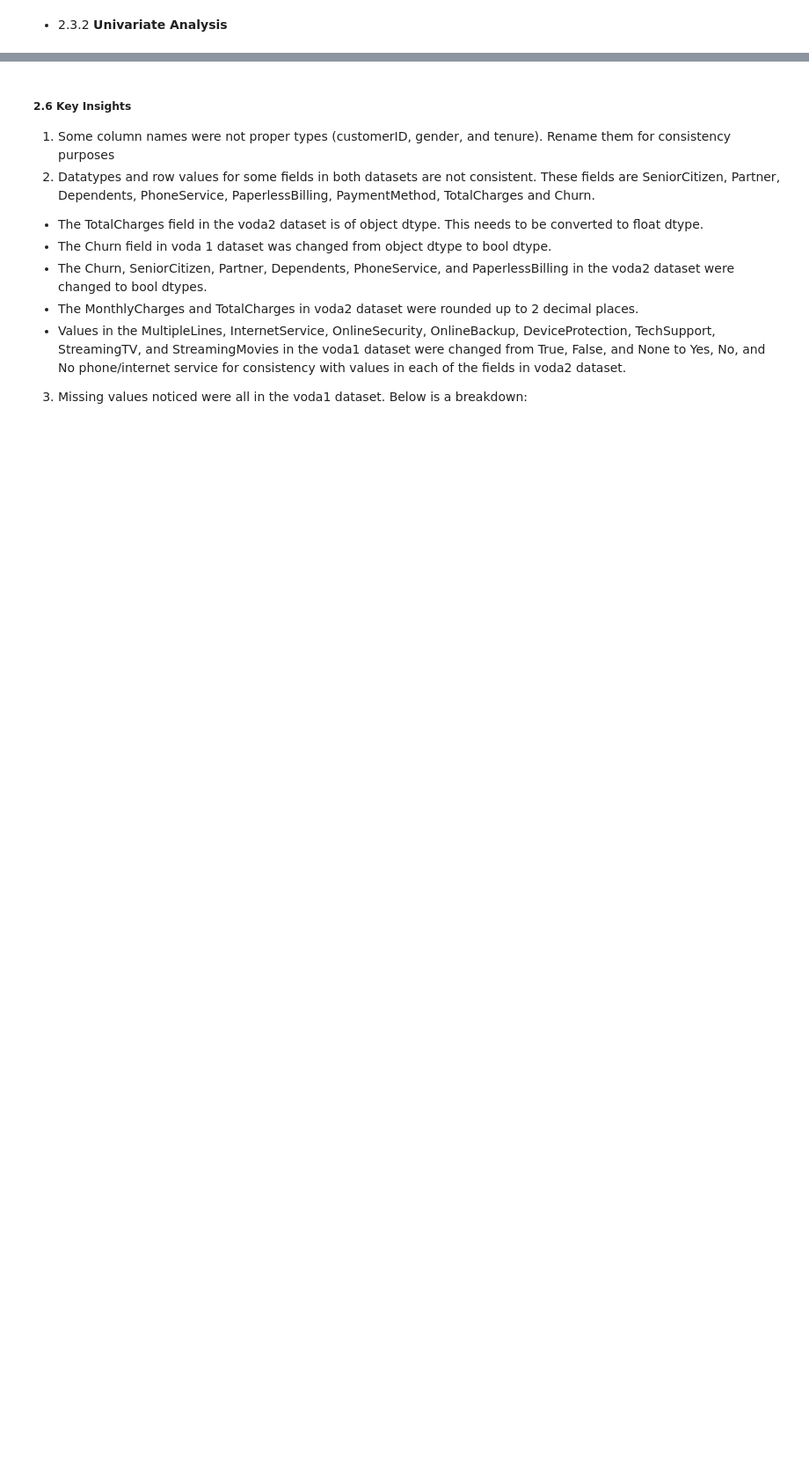
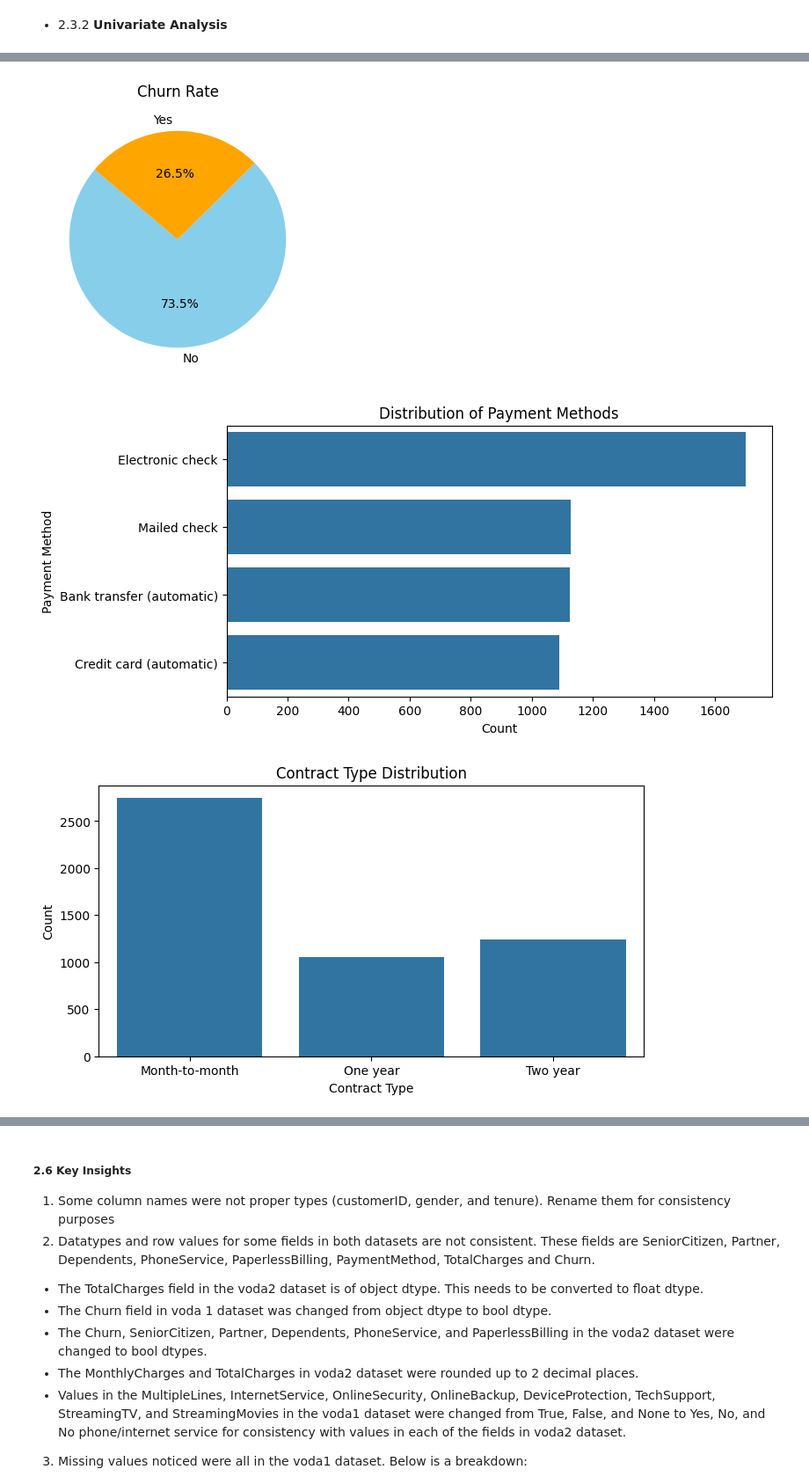
Before and after one commit to BamBamOguns/Customer-Churn-Prediction-Vodafone-Corporation-, a Jupyter notebook: notebooks/main.ipynb, the cells around one changed output, grey strips where cells are left out. Shown at 88% size. Cells and saved outputs as stored; diff of their text form; code cells hidden in the pictures; blank space fills up the shorter version.

```diff
--- a/notebooks/main.ipynb
+++ b/notebooks/main.ipynb
@@ -493,0 +491,36 @@ axes[2][1].tick_params(labelrotation=90);
+# %%
+# Univariate analysis for selected categorical columns. Categorical variables are being visualized using a count plot.
+
+# Plotting the churn rate
+churn_counts = voda_merged['Churn'].value_counts()
+plt.figure(figsize = (15, 4))
+plt.pie(churn_counts, labels = churn_counts.index, autopct='%1.1f%%', startangle = 140, colors = ['skyblue', 'orange'])
+plt.title('Churn Rate')
+plt.show()
+
+# Plotting the distribution of Payment Methods
+plt.figure(figsize = (8, 4))
+sns.countplot(y = voda_merged['PaymentMethod'], order = voda_merged['PaymentMethod'].value_counts().index)
+plt.title('Distribution of Payment Methods')
+plt.xlabel('Count')
+plt.ylabel('Payment Method')
+plt.show()
+
+# Plotting the distribution of Contract Types
+plt.figure(figsize = (8, 4))
+sns.countplot(x = voda_merged['Contract'])
+plt.title('Contract Type Distribution')
+plt.xlabel('Contract Type')
+plt.ylabel('Count')
+plt.show()
+
+# Plotting the gender distribution
+gender_counts = voda_merged['Gender'].value_counts()
+plt.figure(figsize = (15, 4))
+plt.pie(gender_counts, labels = gender_counts.index, autopct='%1.1f%%', startangle = 140, colors = ['skyblue', 'blue'])
+plt.title('Gender')
+plt.show()
+# %% [output]
+[figure, added]
+[figure, added]
+[figure, added]
```
Also changed, not shown: parts of 46 cells of this notebook.
